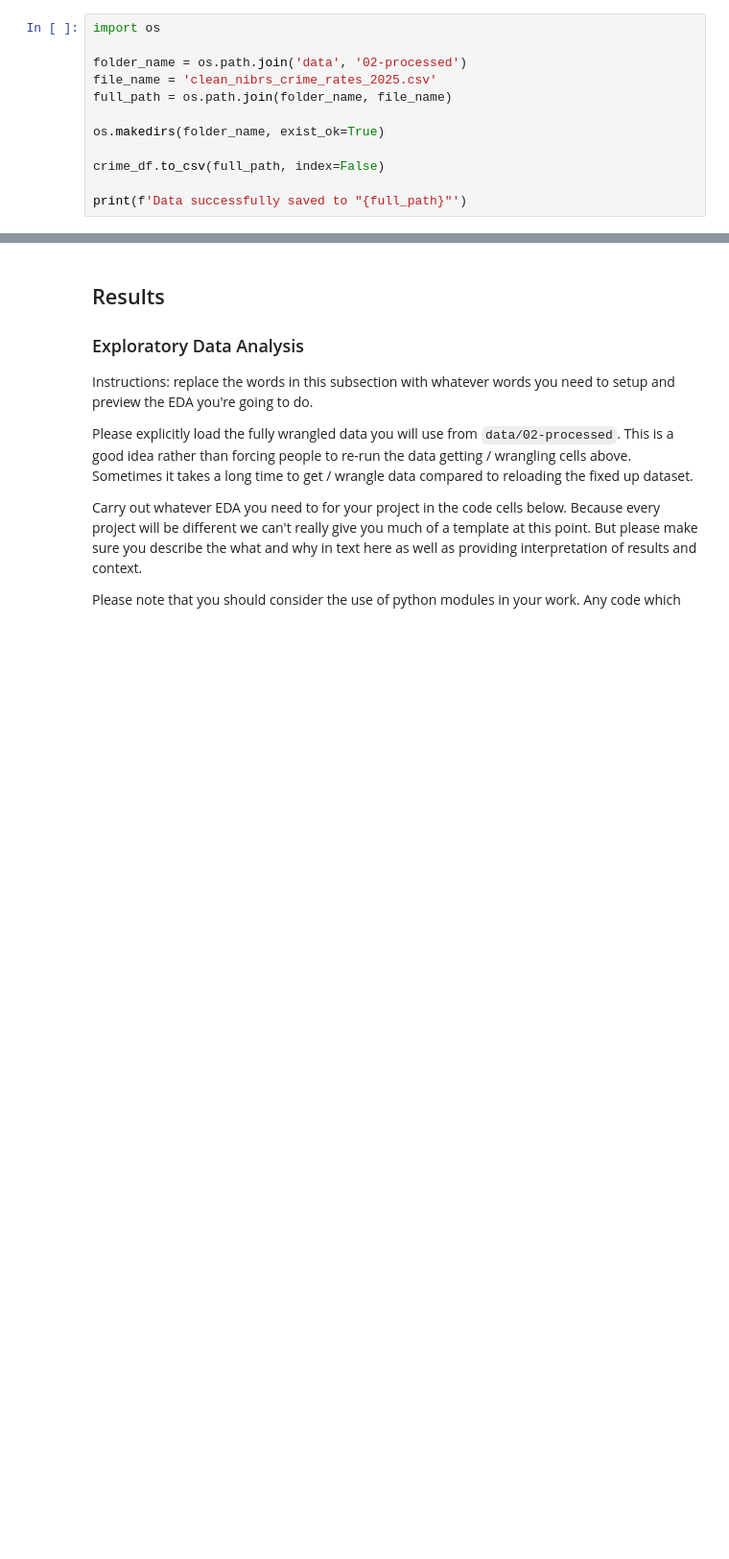
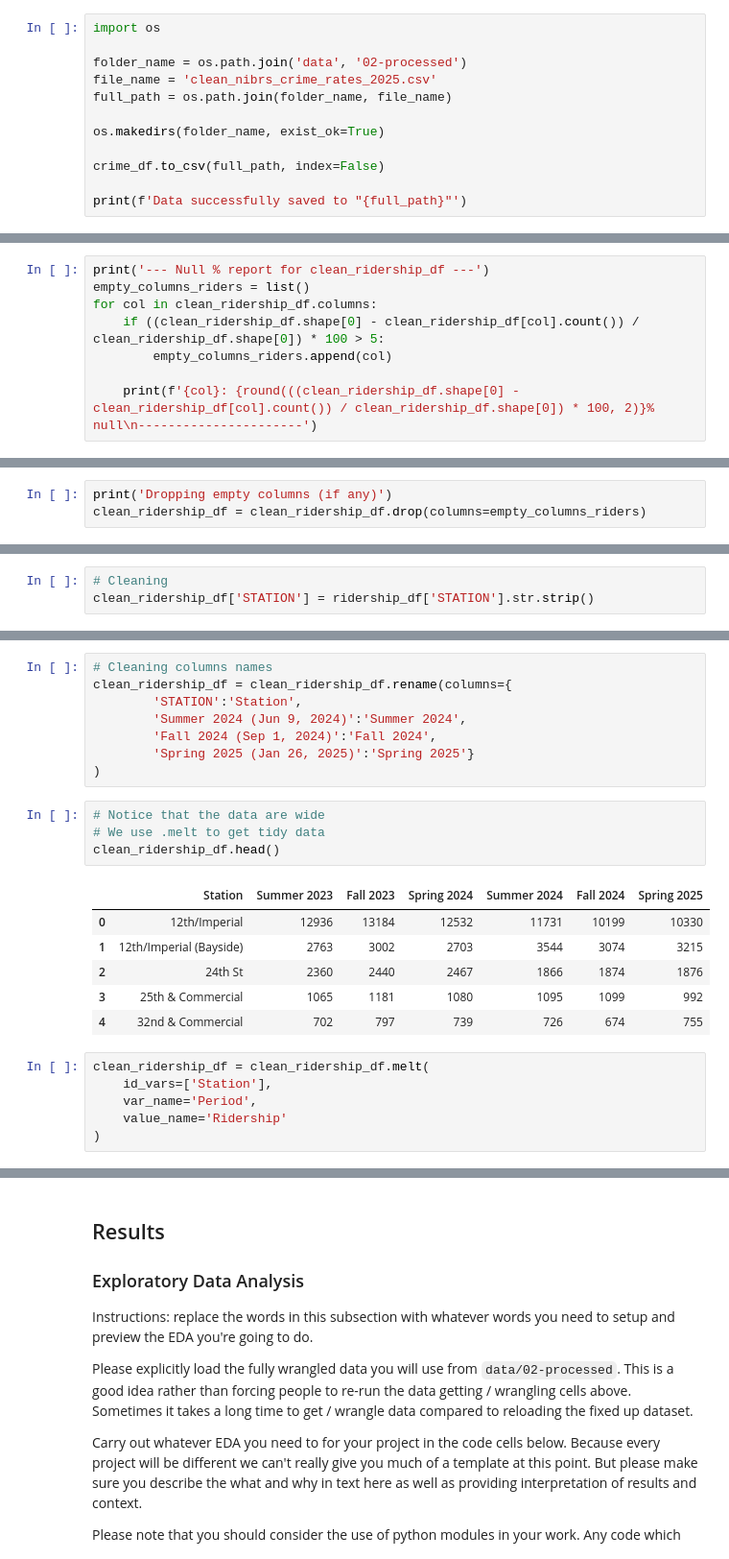
Before and after one commit to COGS108/Group022_WI26, a Jupyter notebook: 02-EDACheckpoint.ipynb, the cells around one changed output, grey strips where cells are left out. Shown at 96% size. Drawn from its saved outputs; the diff is of its cells as text; blank space fills up the shorter version.

Commit message:
Cleaned Dataset #3, added documentation, and implemented some data merge logic

```diff
--- a/02-EDACheckpoint.ipynb
+++ b/02-EDACheckpoint.ipynb
@@ -485,0 +512,8 @@ print(f'Data successfully saved to "{full_path}"')
+# %%
+print('--- Null % report for clean_ridership_df ---')
+empty_columns_riders = list()
+for col in clean_ridership_df.columns:
+    if ((clean_ridership_df.shape[0] - clean_ridership_df[col].count()) / clean_ridership_df.shape[0]) * 100 > 5:
+        empty_columns_riders.append(col)
+
+    print(f'{col}: {round(((clean_ridership_df.shape[0] - clean_ridership_df[col].count()) / clean_ridership_df.shape[0]) * 100, 2)}% null\n----------------------')
@@ -485,0 +536,3 @@ print(f'Data successfully saved to "{full_path}"')
+# %%
+print('Dropping empty columns (if any)')
+clean_ridership_df = clean_ridership_df.drop(columns=empty_columns_riders)
@@ -485,0 +547,3 @@ print(f'Data successfully saved to "{full_path}"')
+# %%
+# Cleaning
+clean_ridership_df['STATION'] = ridership_df['STATION'].str.strip()
@@ -485,0 +597,25 @@ print(f'Data successfully saved to "{full_path}"')
+# %%
+# Cleaning columns names
+clean_ridership_df = clean_ridership_df.rename(columns={
+        'STATION':'Station',
+        'Summer 2024 (Jun 9, 2024)':'Summer 2024',
+        'Fall 2024 (Sep 1, 2024)':'Fall 2024',
+        'Spring 2025 (Jan 26, 2025)':'Spring 2025'}
+)
+# %%
+# Notice that the data are wide
+# We use .melt to get tidy data
+clean_ridership_df.head()
+# %% [output]
+|  | Station | Summer 2023 | Fall 2023 | Spring 2024 | Summer 2024 | Fall 2024 | Spring 2025 |
+| 0 | 12th/Imperial | 12936 | 13184 | 12532 | 11731 | 10199 | 10330 |
+| 1 | 12th/Imperial (Bayside) | 2763 | 3002 | 2703 | 3544 | 3074 | 3215 |
+| 2 | 24th St | 2360 | 2440 | 2467 | 1866 | 1874 | 1876 |
+| 3 | 25th & Commercial | 1065 | 1181 | 1080 | 1095 | 1099 | 992 |
+| 4 | 32nd & Commercial | 702 | 797 | 739 | 726 | 674 | 755 |
+# %%
+clean_ridership_df = clean_ridership_df.melt(
+    id_vars=['Station'],
+    var_name='Period',
+    value_name='Ridership'
+)
```
Also changed, not shown: parts of 30 cells of this notebook.
